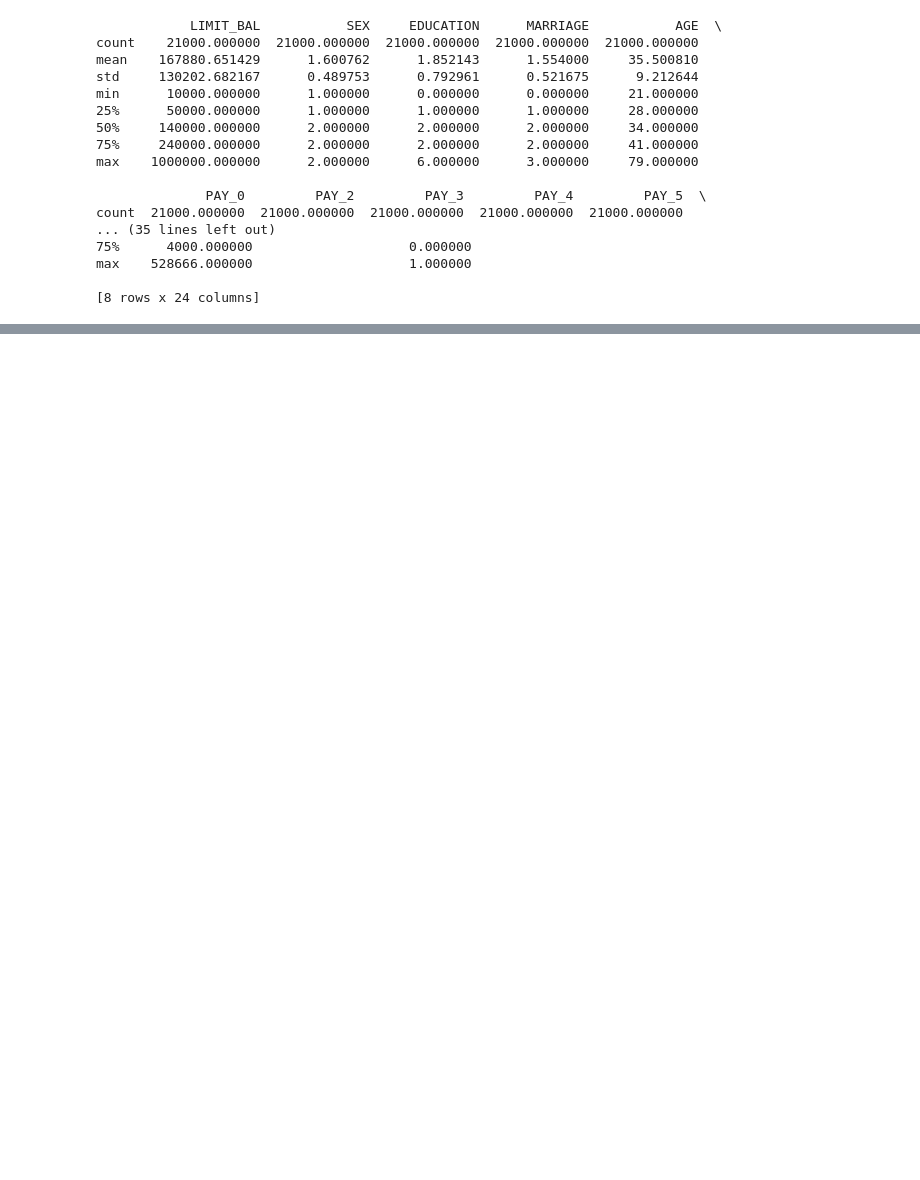
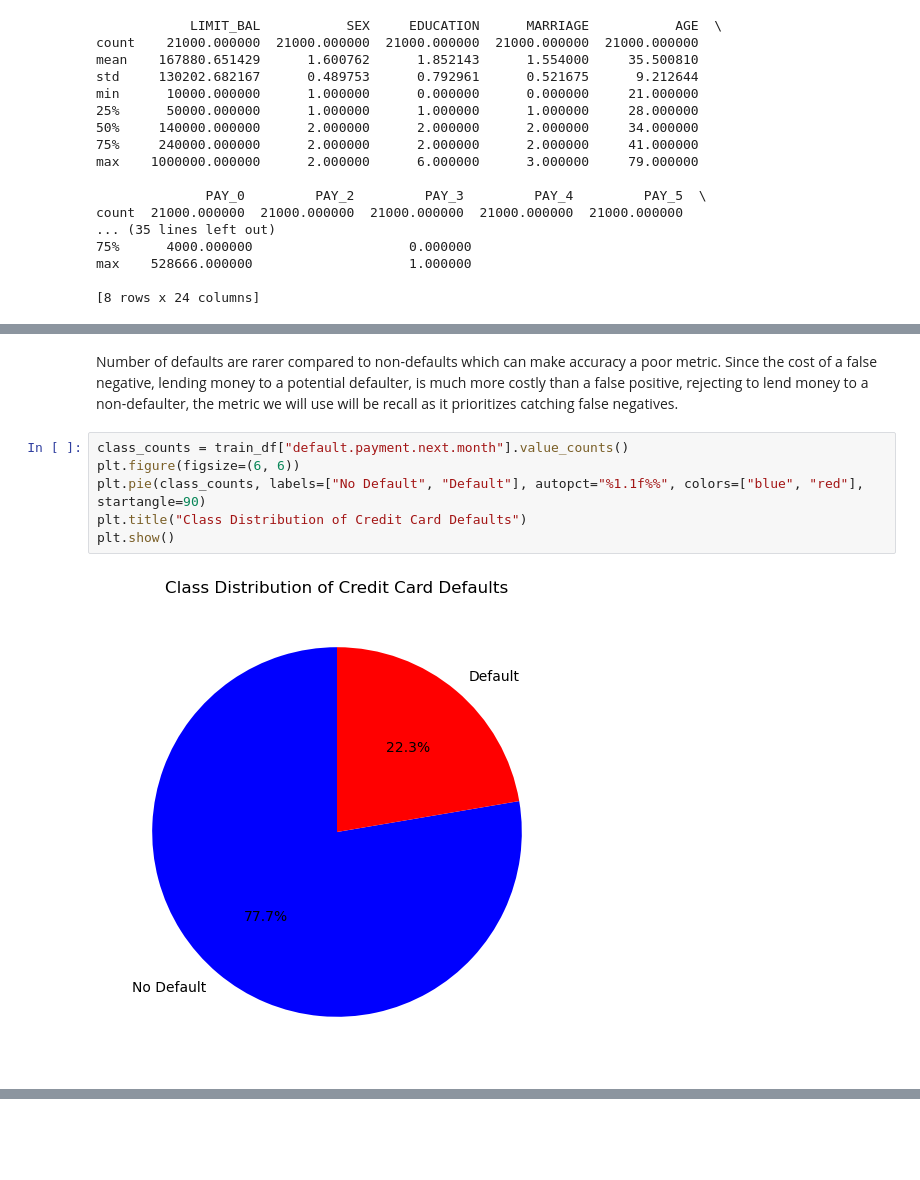
Before and after one commit to LegendWeasel/cpsc330-hw5, a Jupyter notebook: hw5.ipynb, the cells around one changed output, grey strips where cells are left out. Saved outputs shown, nothing was run; the diff lists cells and outputs as text; blank space fills up the shorter version.

```diff
--- a/hw5.ipynb
+++ b/hw5.ipynb
@@ -276,0 +287,10 @@ drop_features = [] # Nothing is dropped
+# %% [markdown]
+Number of defaults are rarer compared to non-defaults which can make accuracy a poor metric. Since the cost of a false negative, lending money to a potential defaulter, is much more costly than a false positive, rejecting to lend money to a non-defaulter,  the metric we will use will be recall as it prioritizes catching false negatives.
+# %%
+class_counts = train_df["default.payment.next.month"].value_counts()
+plt.figure(figsize=(6, 6))
+plt.pie(class_counts, labels=["No Default", "Default"], autopct="%1.1f%%", colors=["blue", "red"], startangle=90)
+plt.title("Class Distribution of Credit Card Defaults")
+plt.show()
+# %% [output]
+[figure, added]
```
Also changed, not shown: parts of 79 cells of this notebook, 1 other file.
